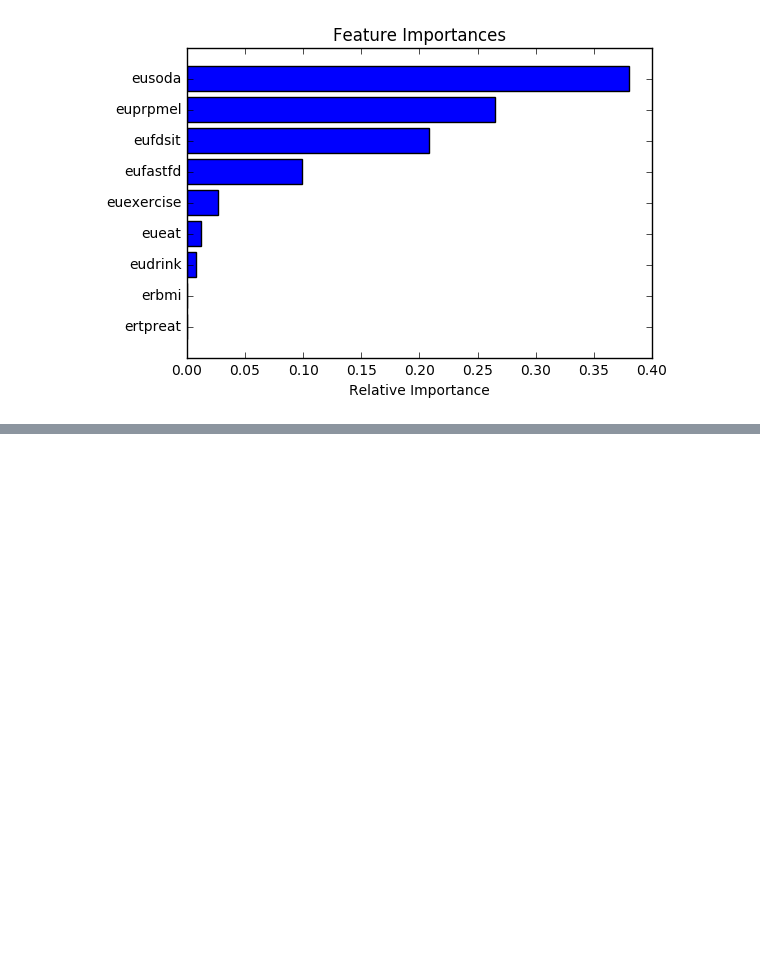
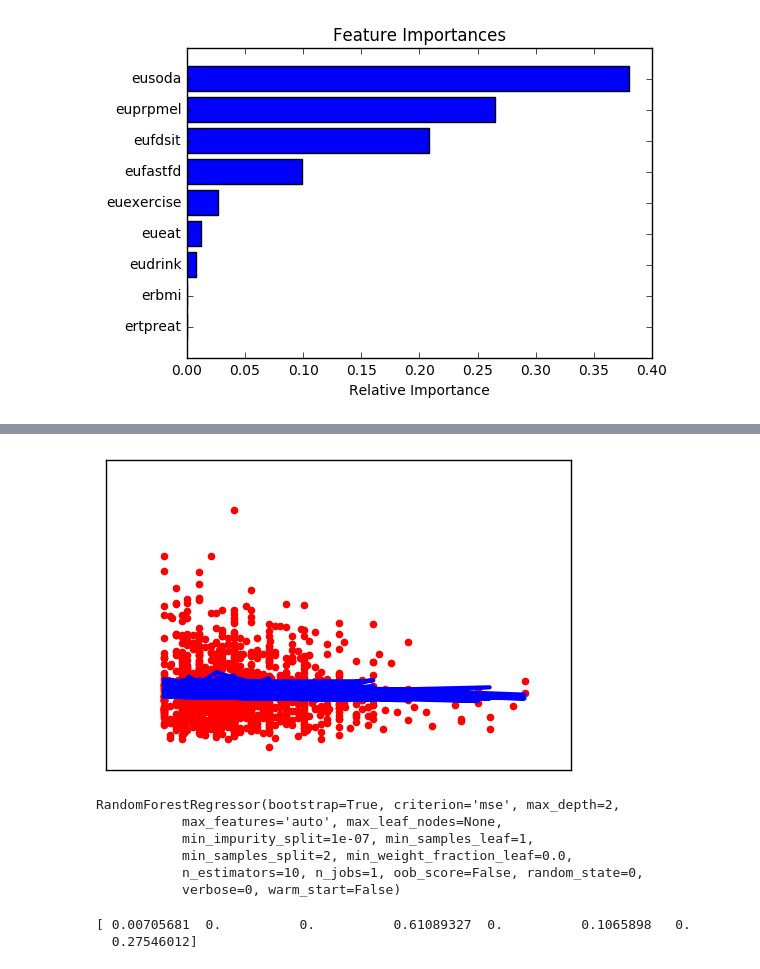
Before and after one commit to kushal-gbk/food-health-data-mining, a Jupyter notebook: FinalNotebook.ipynb, the cells around one changed output, grey strips where cells are left out. Cells and saved outputs as stored; diff of their text form; code cells hidden in the pictures; blank space fills up the shorter version.

```diff
--- a/FinalNotebook.ipynb
+++ b/FinalNotebook.ipynb
@@ -158,0 +171,7 @@ plt.show()
+# %%
+shape_of_data = df_revised.shape
+X = df_revised.iloc[:, 1:(shape_of_data[1]-2)]
+#X = df_revised[['euexfreq','eufastfd','eufastfdfrq','eufdsit','euffyday','eumeat','eumilk','euprpmel','eusoda']]
+y = df_revised['erbmi']
+X_train, X_test, y_train, y_test = train_test_split(X, y, test_size=0.2, random_state=42)
+X.head()
@@ -158,0 +185,6 @@ plt.show()
+# %%
+regr = LinearRegression()
+regr.fit(X_train, y_train)
+y_pred = regr.predict(X_test)
+print("Mean squared error: %.2f"
+ % mean_squared_error(y_test, y_pred))
@@ -158,0 +202,27 @@ plt.show()
+# %%
+plt.scatter(X_test.iloc[:,0], y_test,  color='red')   #Red represents actual
+plt.plot(X_test.iloc[:,0], y_pred, color='blue', linewidth=3) # Predicted
+
+plt.xticks(())
+plt.yticks(())
+
+plt.show()
+# %% [output]
+[figure, added]
+# %%
+from sklearn.ensemble import RandomForestRegressor
+regr = RandomForestRegressor(max_depth=2, random_state=0)
+regr.fit(X_train, y_train)
+# %% [output]
+RandomForestRegressor(bootstrap=True, criterion='mse', max_depth=2,
+           max_features='auto', max_leaf_nodes=None,
+           min_impurity_split=1e-07, min_samples_leaf=1,
+           min_samples_split=2, min_weight_fraction_leaf=0.0,
+           n_estimators=10, n_jobs=1, oob_score=False, random_state=0,
+           verbose=0, warm_start=False)
+# %%
+print(regr.feature_importances_)
+y_pred = regr.predict(X_test)
+# %% [output]
+[ 0.00705681  0.          0.          0.61089327  0.          0.1065898   0.
+  0.27546012]
```
Also changed, not shown: parts of 11 cells of this notebook.
